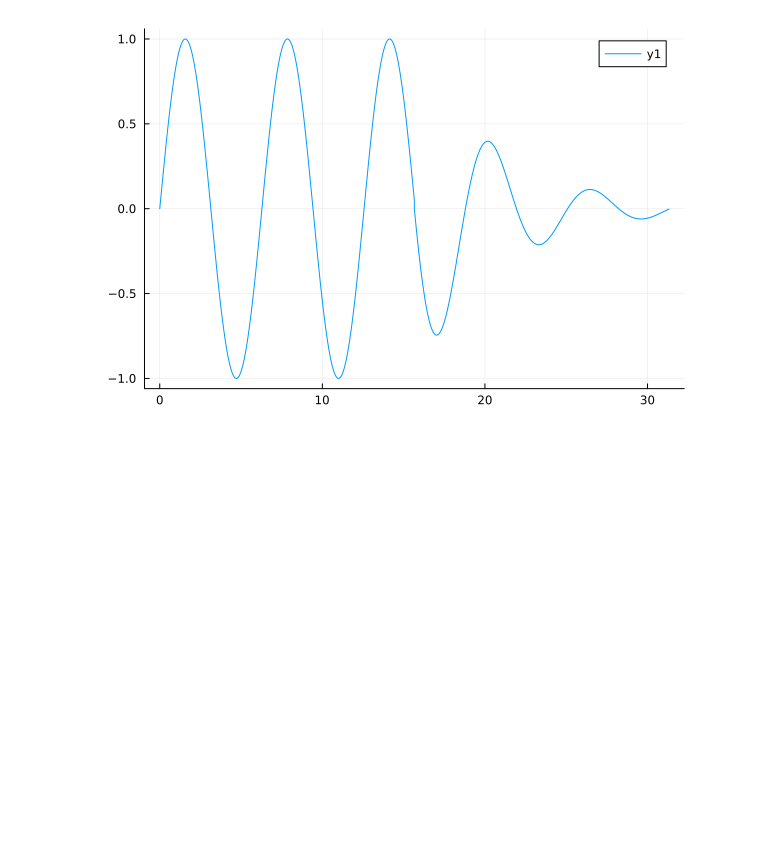
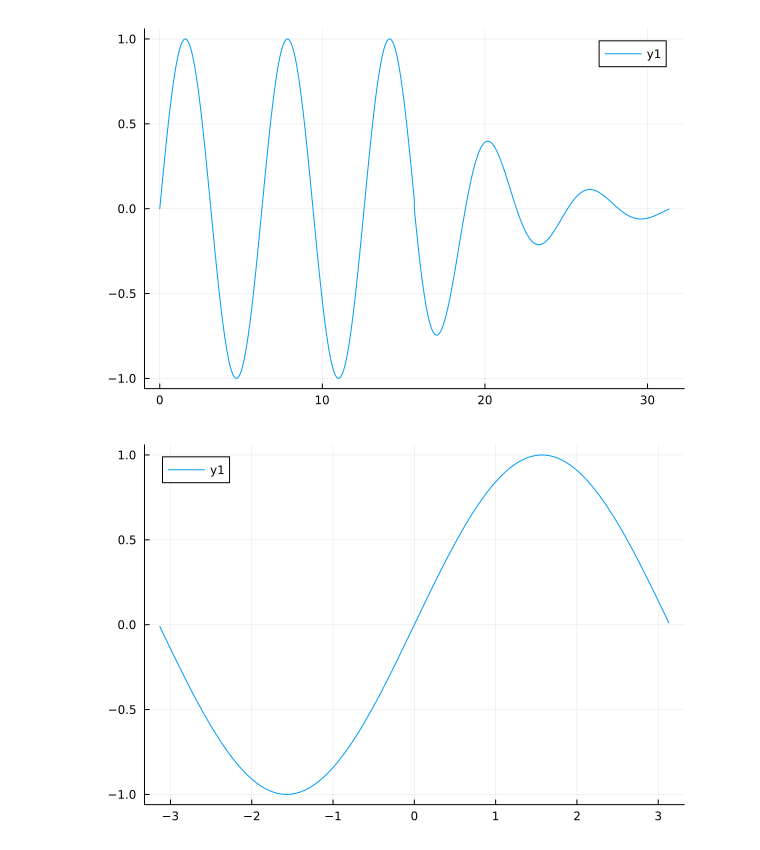
Before and after one commit to damiansp/julia, a Jupyter notebook: practical/04_plotting/plots.ipynb, the cells around one changed output. Drawn from its saved outputs; the diff is of its cells as text; code cells hidden in the pictures; blank space fills up the shorter version.

Commit message:
plots++

```diff
--- a/practical/04_plotting/plots.ipynb
+++ b/practical/04_plotting/plots.ipynb
@@ -65,3 +65,7 @@ x = 0:5n / 1000:5n
 plot([x; 5n .+ x], [sin.(x); -exp.(-x .* 0.2) .* sin.(x)])
 # %% [output]
 [figure]
+# %%
+plot(sin, -n, n)
+# %% [output]
+[figure, added]
```
Also changed, not shown: parts of 4 cells of this notebook.
